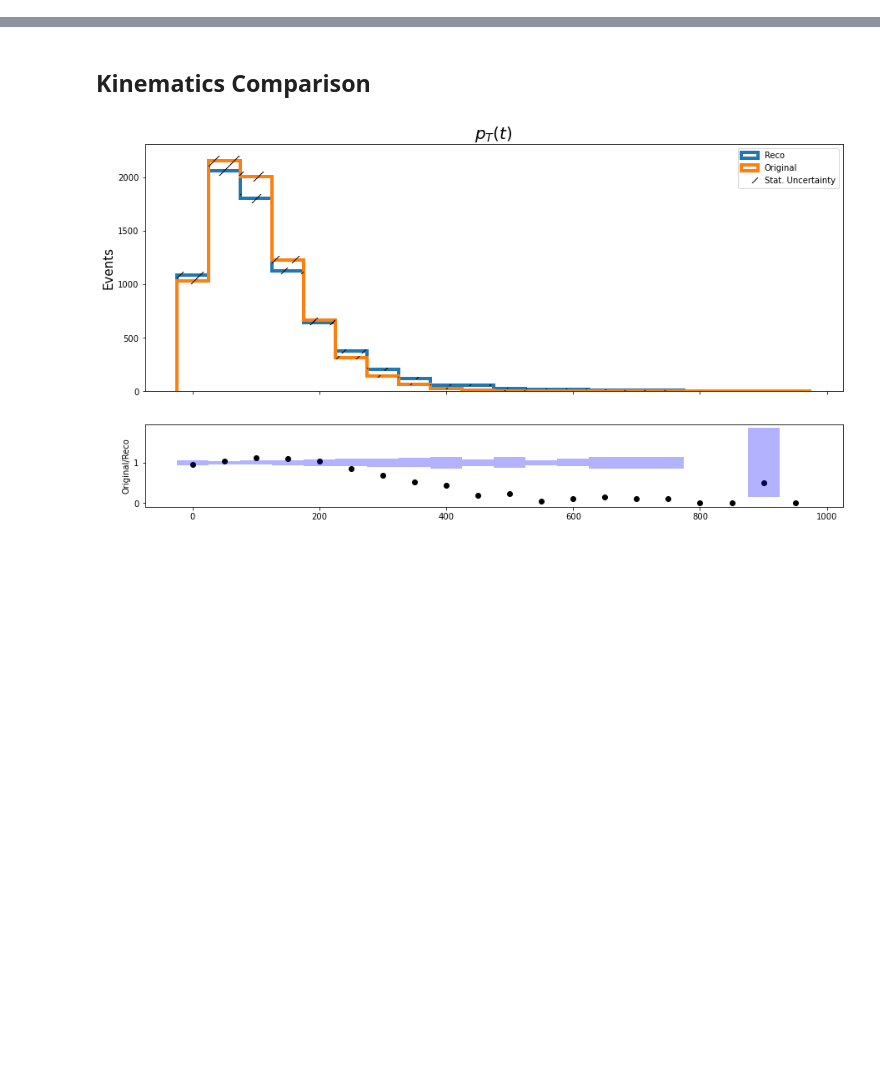
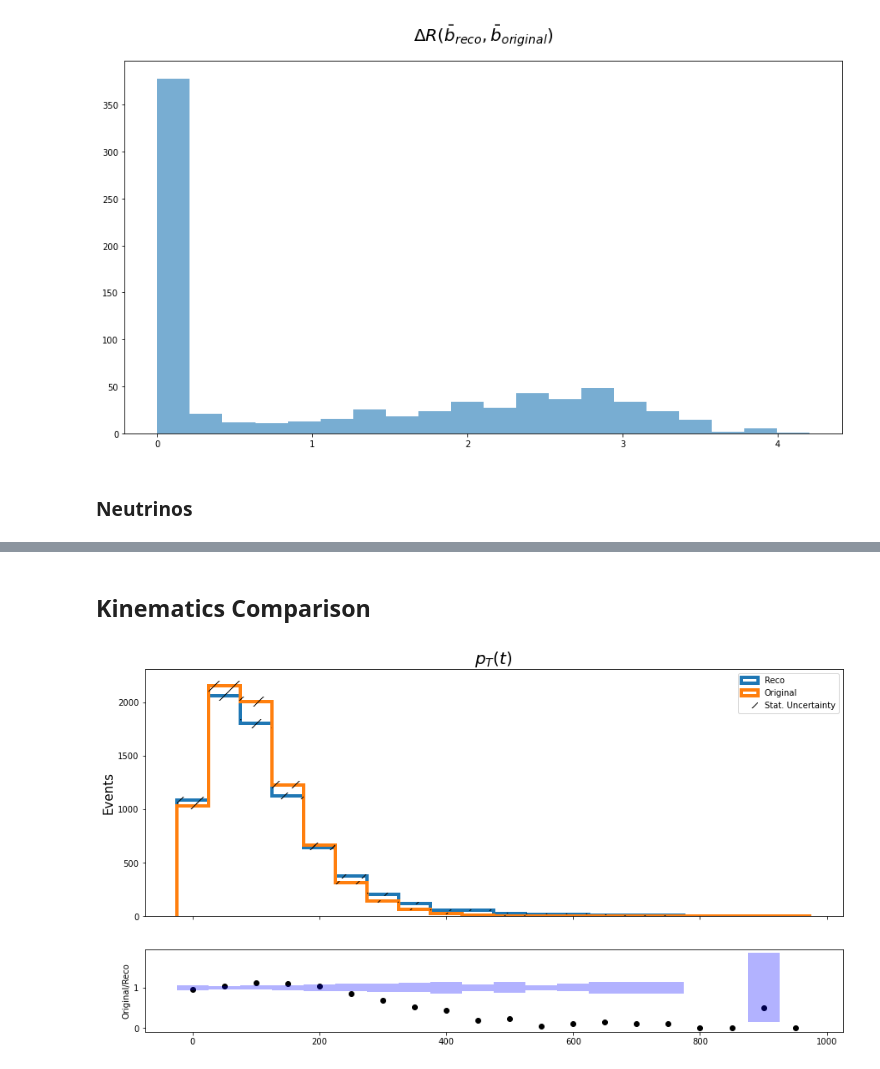
Before and after one commit to cmpatino/optimal-observables, a Jupyter notebook: consistency_checks/Reconstruction.ipynb, the cells around one changed output, grey strips where cells are left out. Saved outputs shown, nothing was run; the diff lists cells and outputs as text; code cells hidden in the pictures; blank space fills up the shorter version.

```diff
--- a/consistency_checks/Reconstruction.ipynb
+++ b/consistency_checks/Reconstruction.ipynb
@@ -26,0 +239,6 @@ p_tbar_pre = np.concatenate(tbar_pre_batches, axis=0)
+# %%
+_ = histos.hist_var(dRs_b_tbar, label=r"$\Delta R(\bar{b}_{reco}, \bar{b}_{original})$")
+# %% [output]
+[figure, added]
+# %% [markdown]
+### Neutrinos
```
Also changed, not shown: parts of 33 cells of this notebook.
